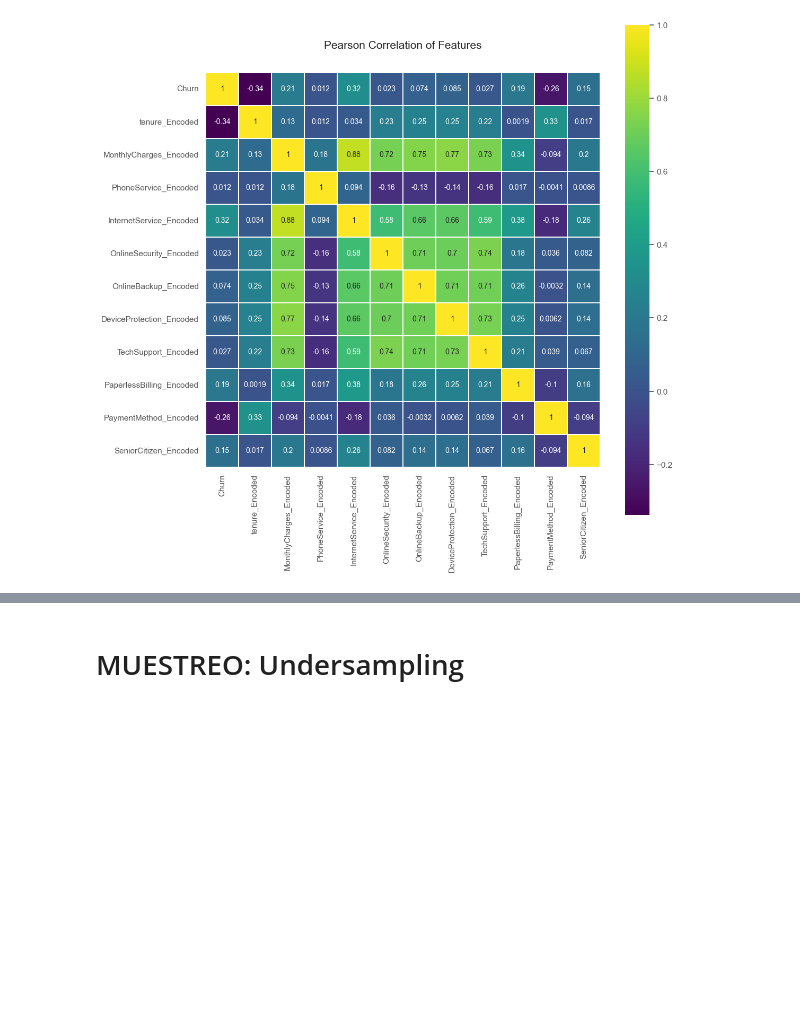
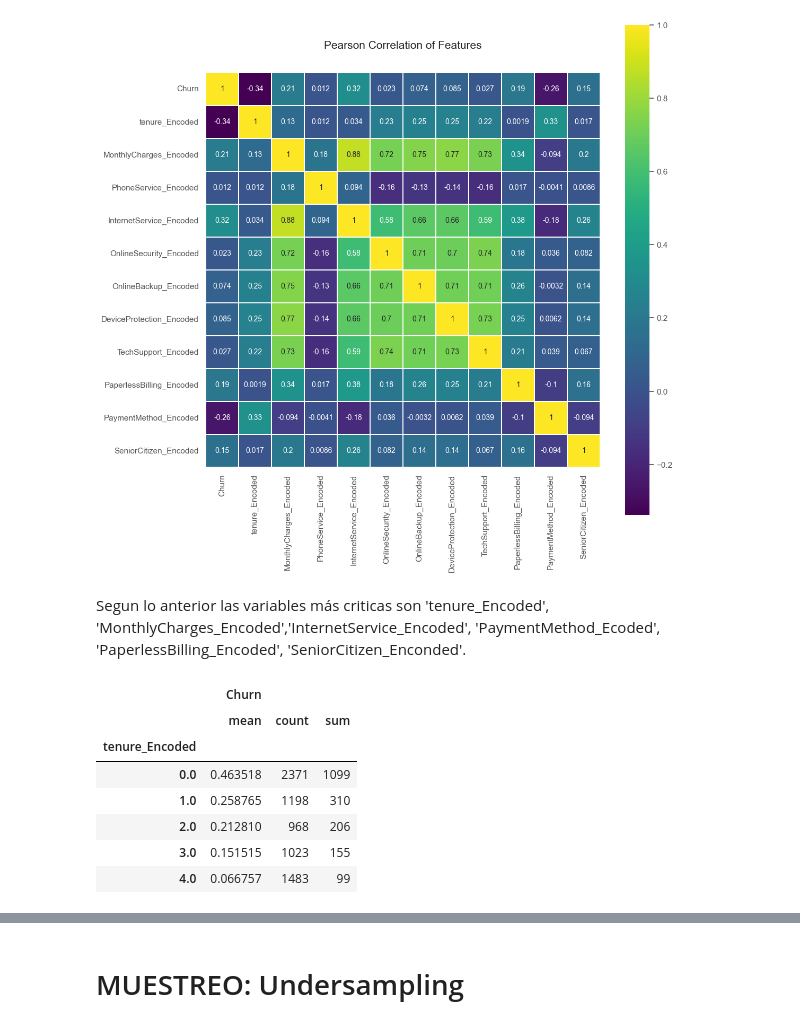
Before and after one commit to jdiegodmeza/ProyectoAnalisisPython, a Jupyter notebook: Trabajo Final_Juan Diego Diaz.ipynb, the cells around one changed output, grey strips where cells are left out. Saved outputs shown, nothing was run; the diff lists cells and outputs as text; code cells hidden in the pictures; blank space fills up the shorter version.

```diff
--- a/Trabajo Final_Juan Diego Diaz.ipynb
+++ b/Trabajo Final_Juan Diego Diaz.ipynb
@@ -869,3 +869,16 @@ sns.heatmap(df_encoded.astype(float).corr(),linewidths=0.1,vmax=1.0, square=True
 # %% [output]
 <Axes: title={'center': 'Pearson Correlation of Features'}>
 [figure]
+# %% [markdown]
+Segun lo anterior las variables más criticas son 'tenure_Encoded', 'MonthlyCharges_Encoded','InternetService_Encoded', 'PaymentMethod_Ecoded', 'PaperlessBilling_Encoded', 'SeniorCitizen_Enconded'.
+# %%
+df_encoded[['tenure_Encoded', 'Churn']].groupby(['tenure_Encoded'], as_index=False).agg(['mean', 'count', 'sum'])
+# %% [output]
+|  | Churn |  |  |
+|  | mean | count | sum |
+| tenure_Encoded |  |  |  |
+| 0.0 | 0.463518 | 2371 | 1099 |
+| 1.0 | 0.258765 | 1198 | 310 |
+| 2.0 | 0.212810 | 968 | 206 |
+| 3.0 | 0.151515 | 1023 | 155 |
+| 4.0 | 0.066757 | 1483 | 99 |
```
Also changed, not shown: parts of 33 cells of this notebook, 5 other files.
